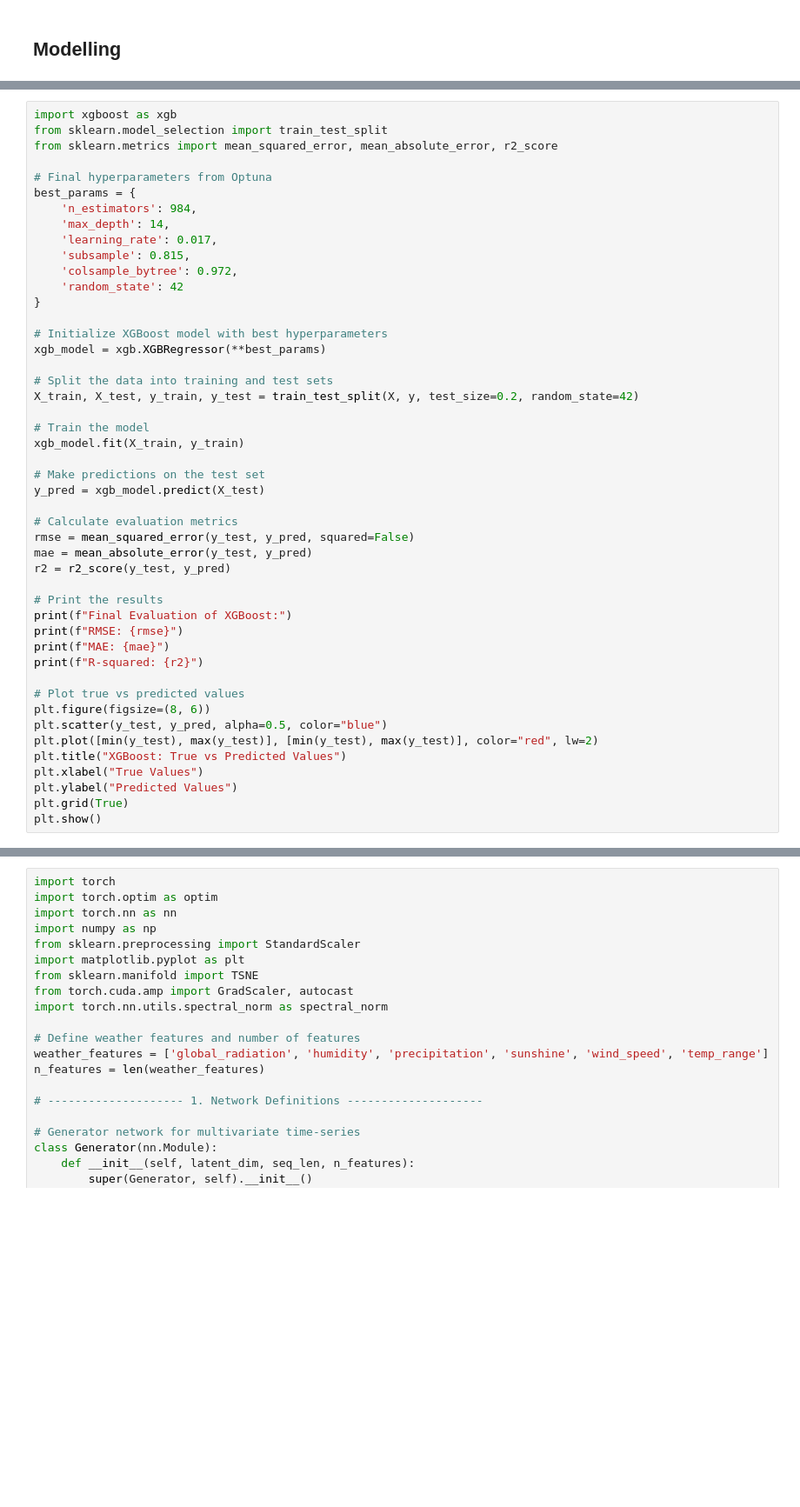
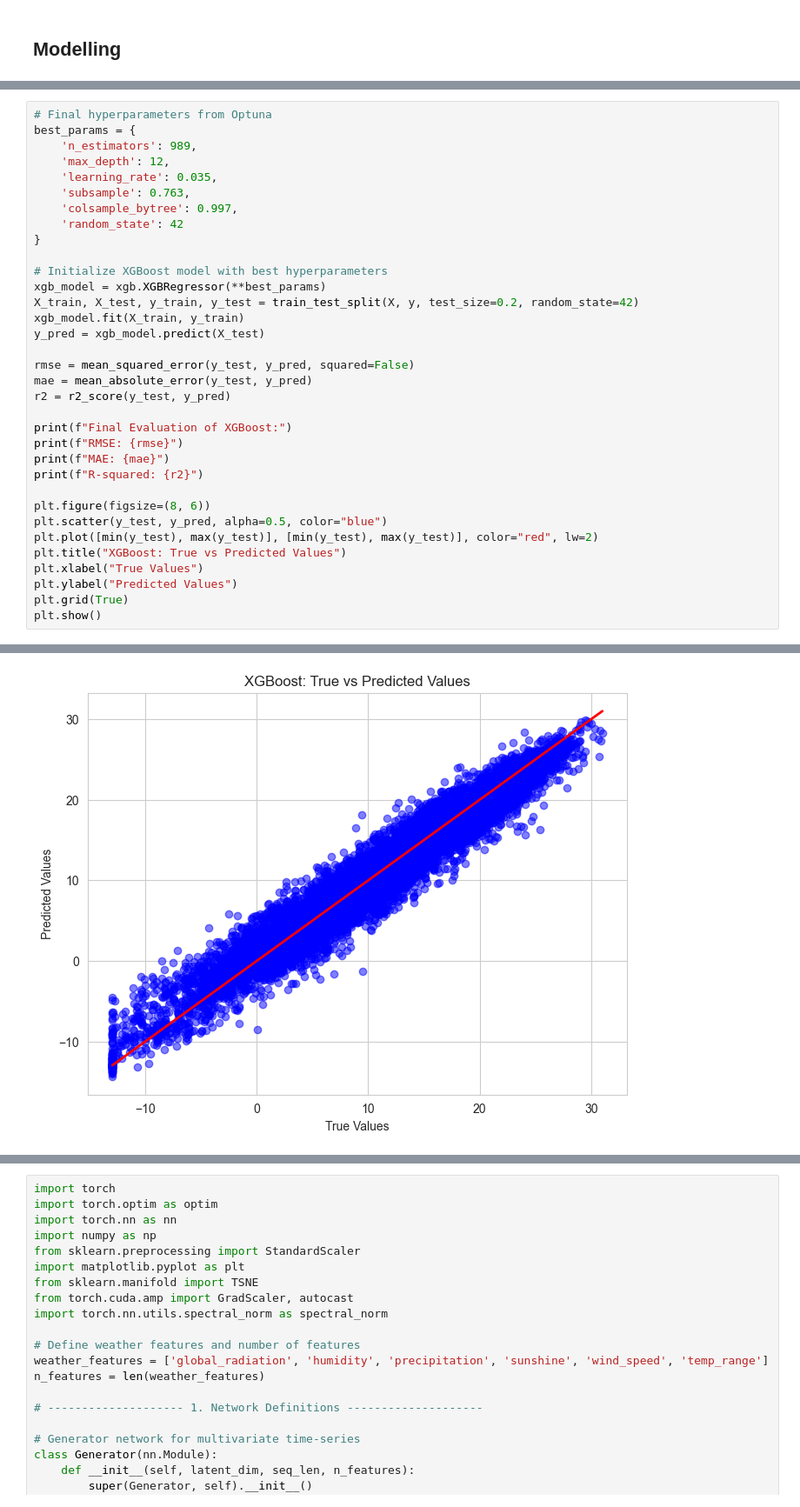
Before and after one commit to indrajeetadityaroy9/Weather_Modelling, a Jupyter notebook: reg_model.ipynb, the cells around one changed output, grey strips where cells are left out. Shown at 87% size. Saved outputs shown, nothing was run; the diff lists cells and outputs as text; blank space fills up the shorter version.

```diff
--- a/reg_model.ipynb
+++ b/reg_model.ipynb
@@ -858,42 +1087,29 @@ print("Best RMSE for XGBoost:", study_xgb.best_trial.value)
 # %%
-import xgboost as xgb
-from sklearn.model_selection import train_test_split
-from sklearn.metrics import mean_squared_error, mean_absolute_error, r2_score
-
 # Final hyperparameters from Optuna
 best_params = {
-    'n_estimators': 984,
-    'max_depth': 14,
-    'learning_rate': 0.017,
-    'subsample': 0.815,
-    'colsample_bytree': 0.972,
+    'n_estimators': 989,
+    'max_depth': 12,
+    'learning_rate': 0.035,
+    'subsample': 0.763,
+    'colsample_bytree': 0.997,
     'random_state': 42
 }
 
 # Initialize XGBoost model with best hyperparameters
 xgb_model = xgb.XGBRegressor(**best_params)
-
-# Split the data into training and test sets
 X_train, X_test, y_train, y_test = train_test_split(X, y, test_size=0.2, random_state=42)
-
-# Train the model
 xgb_model.fit(X_train, y_train)
-
-# Make predictions on the test set
 y_pred = xgb_model.predict(X_test)
 
-# Calculate evaluation metrics
 rmse = mean_squared_error(y_test, y_pred, squared=False)
 mae = mean_absolute_error(y_test, y_pred)
 r2 = r2_score(y_test, y_pred)
 
-# Print the results
 print(f"Final Evaluation of XGBoost:")
 print(f"RMSE: {rmse}")
 print(f"MAE: {mae}")
 print(f"R-squared: {r2}")
 
-# Plot true vs predicted values
 plt.figure(figsize=(8, 6))
 plt.scatter(y_test, y_pred, alpha=0.5, color="blue")
 plt.plot([min(y_test), max(y_test)], [min(y_test), max(y_test)], color="red", lw=2)
@@ -902,3 +1118,4 @@ plt.xlabel("True Values")
 plt.ylabel("Predicted Values")
 plt.grid(True)
 plt.show()
+# %% [output]
@@ -905 +1126,2 @@ plt.show()
+[figure, added]
 # %%
```
Also changed, not shown: parts of 53 cells of this notebook.
